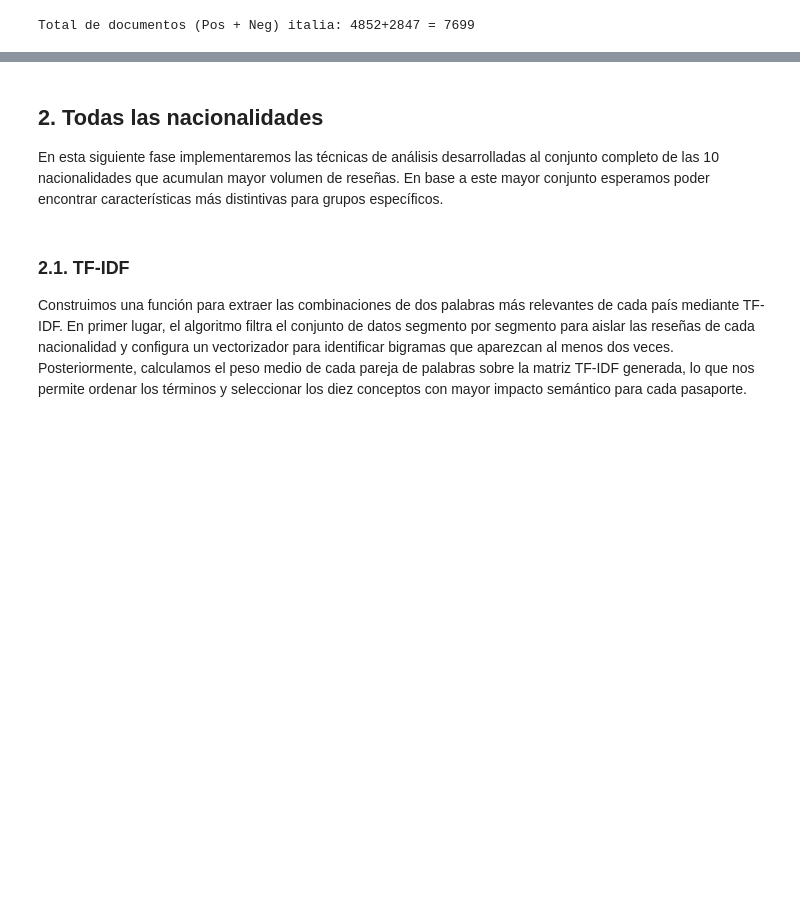
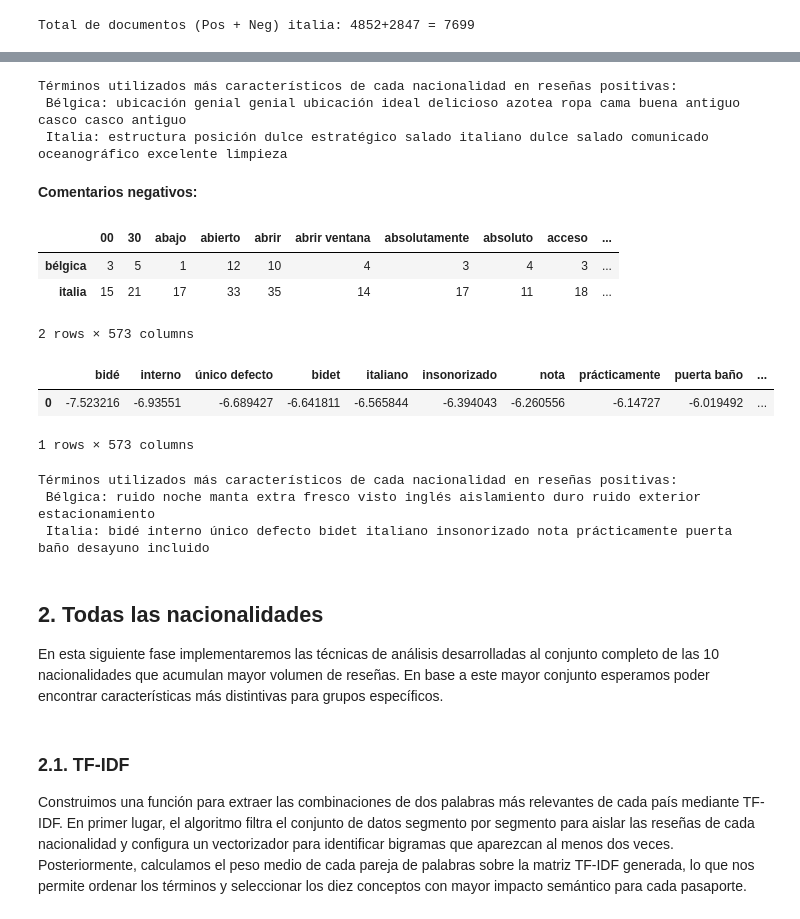
Before and after one commit to amalo8/ProyectoNLP, a Jupyter notebook: objetivo3.ipynb, the cells around one changed output, grey strips where cells are left out. Saved outputs shown, nothing was run; the diff lists cells and outputs as text; code cells hidden in the pictures; blank space fills up the shorter version.

Commit message:
Empezado logodds todas nacionalidades

```diff
--- a/objetivo3.ipynb
+++ b/objetivo3.ipynb
@@ -450,0 +409,31 @@ A continuación nos quedaremos con los 10 términos más característicos de cad
+# %%
+def LogOdds_2nac(df_counts, alpha=0.01): # Función adaptada a tener solamente 2 nacionalidades diferentes
+    # Nacionalidades
+    nac1, nac2 = df_counts.index.tolist()
+
+    # Cuentas totales
+    c1_total = df_counts.loc[nac1,:].sum()
+    c2_total = df_counts.loc[nac2,:].sum()
+    # Dataframe para guardar los resultados
+    logodds = pd.DataFrame(data=np.zeros((1, df_counts.shape[1])), columns=df_counts.columns, index=[0])
+
+    # Iteramos sobre cada término
+    for col in df_counts.columns.tolist():
+        # Cuentas
+        c1 = df_counts.loc[nac1, col]
+        c2 = df_counts.loc[nac2, col]
+
+        # Suavizado
+        c1 += alpha
+        c2 += alpha
+
+        # Calcular score
+        zscore = np.log(c1) - np.log(c1_total) - np.log(c2) + np.log(c2_total)
+
+        # Guardar score en logodds
+        logodds.loc[0,col] = zscore
+
+    # Guardamos logodds ordenado
+    logodds = logodds.sort_values(by=0, axis=1)
+
+    return logodds
@@ -451,3 +464,46 @@ A continuación nos quedaremos con los 10 términos más característicos de cad
+# %%
+# Sacamos los 10 términos más característicos de cada nacionalidad
+top_10_it = logodds_pos.iloc[:,0:10].columns.tolist() # Los scores más negativos
+top_10_bel = logodds_pos.iloc[:,-11:-1].columns.tolist() # Los scores más positivos
+
+print(f'''Términos utilizados más característicos de cada nacionalidad en reseñas positivas: \n Bélgica: {" ".join(top_10_bel)} \n Italia: {" ".join(top_10_it)}''')
+# %% [output]
+Términos utilizados más característicos de cada nacionalidad en reseñas positivas:
+ Bélgica: ubicación genial genial ubicación ideal delicioso azotea ropa cama buena antiguo casco casco antiguo
+ Italia: estructura posición dulce estratégico salado italiano dulce salado comunicado oceanográfico excelente limpieza
+# %% [markdown]
+**Comentarios negativos:**
+# %%
+# Corpus completo
+neg_total = pd.concat([neg['text'], neg2['text']]).tolist()
+# Etiquetas nacionalidad, de aquí sacaremos los índices para filtrar posteriormente
+nac_docs_neg = np.array(['bélgica']*len(neg) + ['italia']*len(neg2))
+
+# Contar apariciones de cada palabras
+cuentas_neg = contar_palabras_nacionalidad(neg_total, nac_docs_neg)
+display(cuentas_neg)
+# Calcular logodds, términos muy negativos son más frecuentes para italia y positicos para bélgica
+logodds_neg = LogOdds_2nac(cuentas_neg)
+display(logodds_neg)
+# %% [output]
+|  | 00 | 30 | abajo | abierto | abrir | abrir ventana | absolutamente | absoluto | acceso | ... |
+| bélgica | 3 | 5 | 1 | 12 | 10 | 4 | 3 | 4 | 3 | ... |
+| italia | 15 | 21 | 17 | 33 | 35 | 14 | 17 | 11 | 18 | ... |
+2 rows × 573 columns
+|  | bidé | interno | único defecto | bidet | italiano | insonorizado | nota | prácticamente | puerta baño | ... |
+| 0 | -7.523216 | -6.93551 | -6.689427 | -6.641811 | -6.565844 | -6.394043 | -6.260556 | -6.14727 | -6.019492 | ... |
+1 rows × 573 columns
+# %%
+# Sacamos los 10 términos más característicos de cada nacionalidad
+top_10_it = logodds_neg.iloc[:,0:10].columns.tolist() # Los scores más negativos
+top_10_bel = logodds_neg.iloc[:,-11:-1].columns.tolist() # Los scores más positivos
+
+print(f'''Términos utilizados más característicos de cada nacionalidad en reseñas positivas:
+ Bélgica: {" ".join(top_10_bel)} \n Italia: {" ".join(top_10_it)}''')
+# %% [output]
+Términos utilizados más característicos de cada nacionalidad en reseñas positivas:
+ Bélgica: ruido noche manta extra fresco visto inglés aislamiento duro ruido exterior estacionamiento
+ Italia: bidé interno único defecto bidet italiano insonorizado nota prácticamente puerta baño desayuno incluido
 # %% [markdown]
 ## 2. Todas las nacionalidades
 
```
Also changed, not shown: parts of 23 cells of this notebook.
